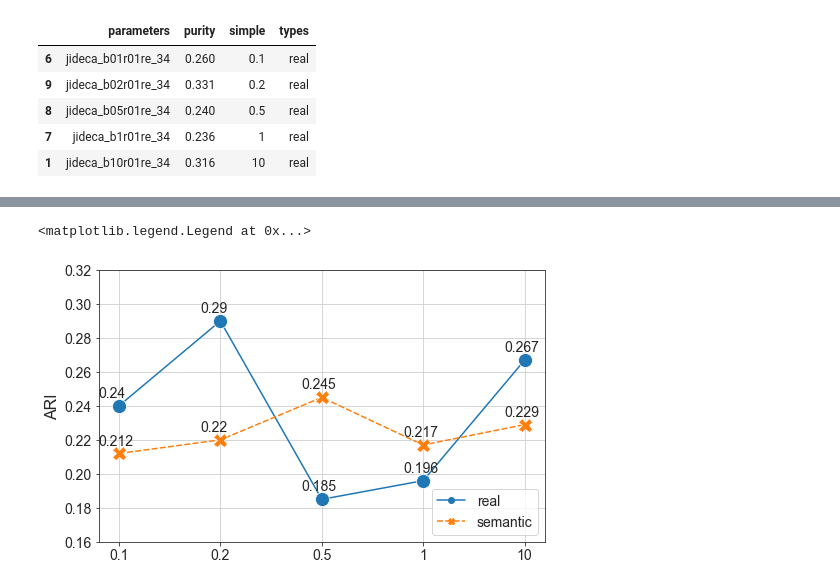
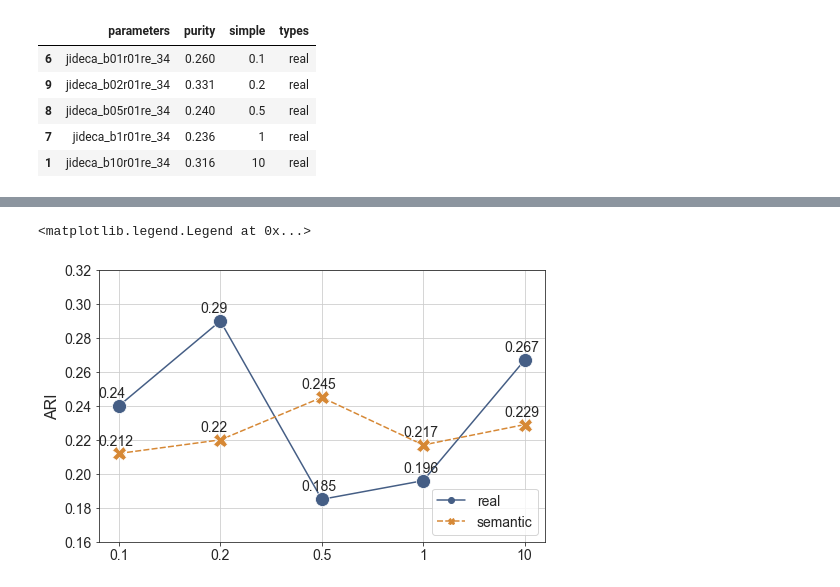
Before and after one commit to hopemini/data_processing, a Jupyter notebook: jideca_params/find_mean.ipynb, the cells around one changed output, grey strips where cells are left out. Drawn from its saved outputs; the diff is of its cells as text; code cells hidden in the pictures.

```diff
--- a/jideca_params/find_mean.ipynb
+++ b/jideca_params/find_mean.ipynb
@@ -100,9 +100,10 @@ plt.rc('figure', titlesize=BIGGER_SIZE)  # fontsize of the figure title
 # %%
 plt.figure(figsize=(8,5))
 sns.set_style("ticks", {'axes.grid' : True})
+colors = ['#455E85', '#D68835']
 #sns.lineplot(x='simple', y='nmi', data=df_nmi.loc[df_nmi['types'] == 're'].sort_values(by='simple'))
 #sns.lineplot(x='simple', y='nmi', data=df_nmi.loc[df_nmi['types'] == 'se'].sort_values(by='simple'))
-sns.lineplot(x='simple', y='nmi', data=df_nmi.sort_values(by='simple'), hue='types', style='types', markers=True, markersize=14)
+sns.lineplot(x='simple', y='nmi', data=df_nmi.sort_values(by='simple'), palette=colors, hue='types', style='types', markers=True, markersize=14)
 for i in df_nmi.groupby('types'):
     for x,y,m in i[1][['simple','nmi','nmi']].values:
         if x == '0.1': i = 0
@@ -121,21 +122,21 @@ plt.legend(loc='lower right')
 # %%
 plt.figure(figsize=(8,5))
-sns.lineplot(x='simple', y='ari', data=df_ari.sort_values(by='simple'), hue='types', style='types', markers=True, markersize=14)
+sns.lineplot(x='simple', y='ari', data=df_ari.sort_values(by='simple'), palette=colors, hue='types', style='types', markers=True, markersize=14)
 for i in df_ari.groupby('types'):
     for x,y,m in i[1][['simple','ari','ari']].values:
         if x == '0.1': i = 0
         elif x == '0.2': i = 1
         elif x == '0.5': i = 2
         elif x == '1': i = 3
         else: i = 4
         plt.text(i - 0.2 , y + 0.0051, m)
 plt.ylim(0.16, 0.32)
 plt.ylabel('ARI', fontsize=16)
 plt.xlabel(None)
 plt.legend(loc='lower right')
 # %% [output]
 <matplotlib.legend.Legend at 0x...>
-[figure, old version]
+[figure, new version]
 # %%
 plt.figure(figsize=(8,5))
 #sns.lineplot(x='simple', y='purity', data=df_purity.loc[df_purity['types'] == 're'].sort_values(by='simple'))
```
Also changed, not shown: parts of 2 cells of this notebook, 1 other file.
